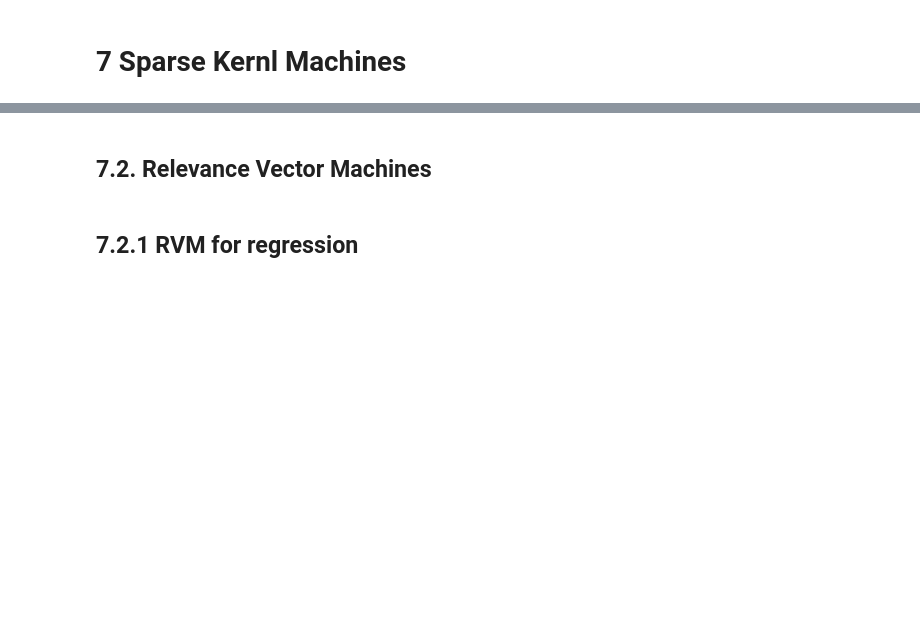
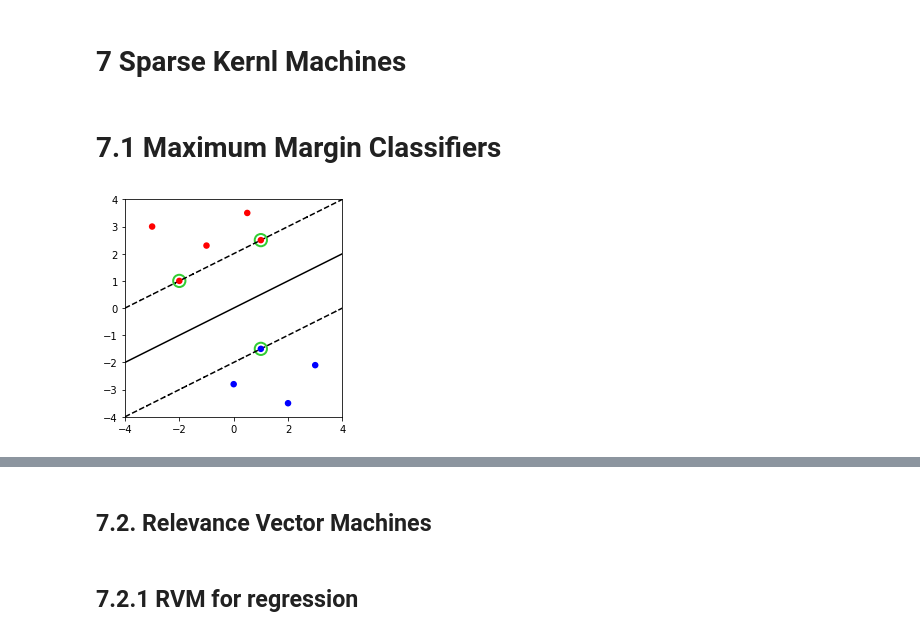
Before and after one commit to oilneck/prml_python, a Jupyter notebook: Notebook/section7.ipynb, the cells around one changed output, grey strips where cells are left out. Drawn from its saved outputs; the diff is of its cells as text; code cells hidden in the pictures; blank space fills up the shorter version.

```diff
--- a/Notebook/section7.ipynb
+++ b/Notebook/section7.ipynb
@@ -1,2 +1,35 @@
 # %% [markdown]
 # 7 Sparse Kernl Machines
+# %% [markdown]
+# 7.1 Maximum Margin Classifiers
+# %%
+import numpy as np
+import matplotlib.pyplot as plt
+from kernel import *
+
+# training data
+X_train = np.array([[-3, 3], [0.5, 3.5], [-1, 2.3],
+                    [1, 2.5], [-2, 1], [1, -1.5],
+                    [3, -2.1], [0, -2.8], [2, -3.5]])
+
+t_train = np.array([1, 1, 1, 1, 1, -1, -1, -1, -1])
+
+# test data
+X,Y = np.meshgrid(np.linspace(-4, 4, 100), np.linspace(-4, 4, 100))
+X_test = np.array([X, Y]).reshape(2, -1).T
+
+''' learning '''
+model = C_SVM(kernel=PolynomialKernel(degree=1))
+model.fit(X_train, t_train)
+Z = model.predict(X_test)
+
+# plotting train data
+plt.scatter(*X_train.T, c=np.where(t_train > 0, 'r', 'b'), marker='.', s=100, linewidth=1.5, zorder=5)
+
+# plot prediction data
+plt.contour(X, Y, Z.reshape(X.shape), np.array([-1, 0, 1]), colors="k", linestyles=("dashed", "solid", "dashed"))
+plt.scatter(*model.support_vector['x'].T, s=150, facecolor="none", edgecolor='limegreen', linewidth=2)
+plt.gca().set_aspect("equal", adjustable="box")
+plt.show()
+# %% [output]
+[figure, added]
```
Also changed, not shown: parts of 3 cells of this notebook.
